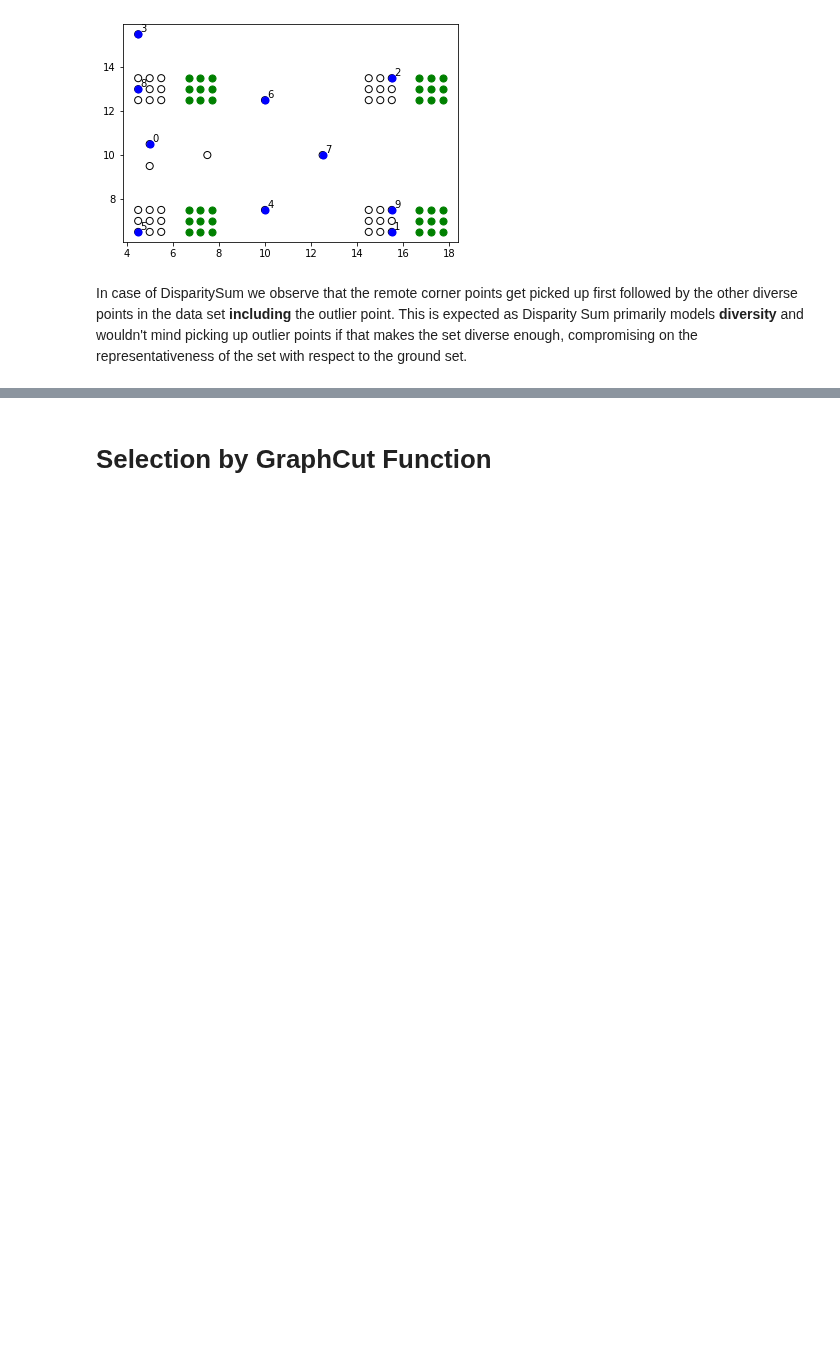
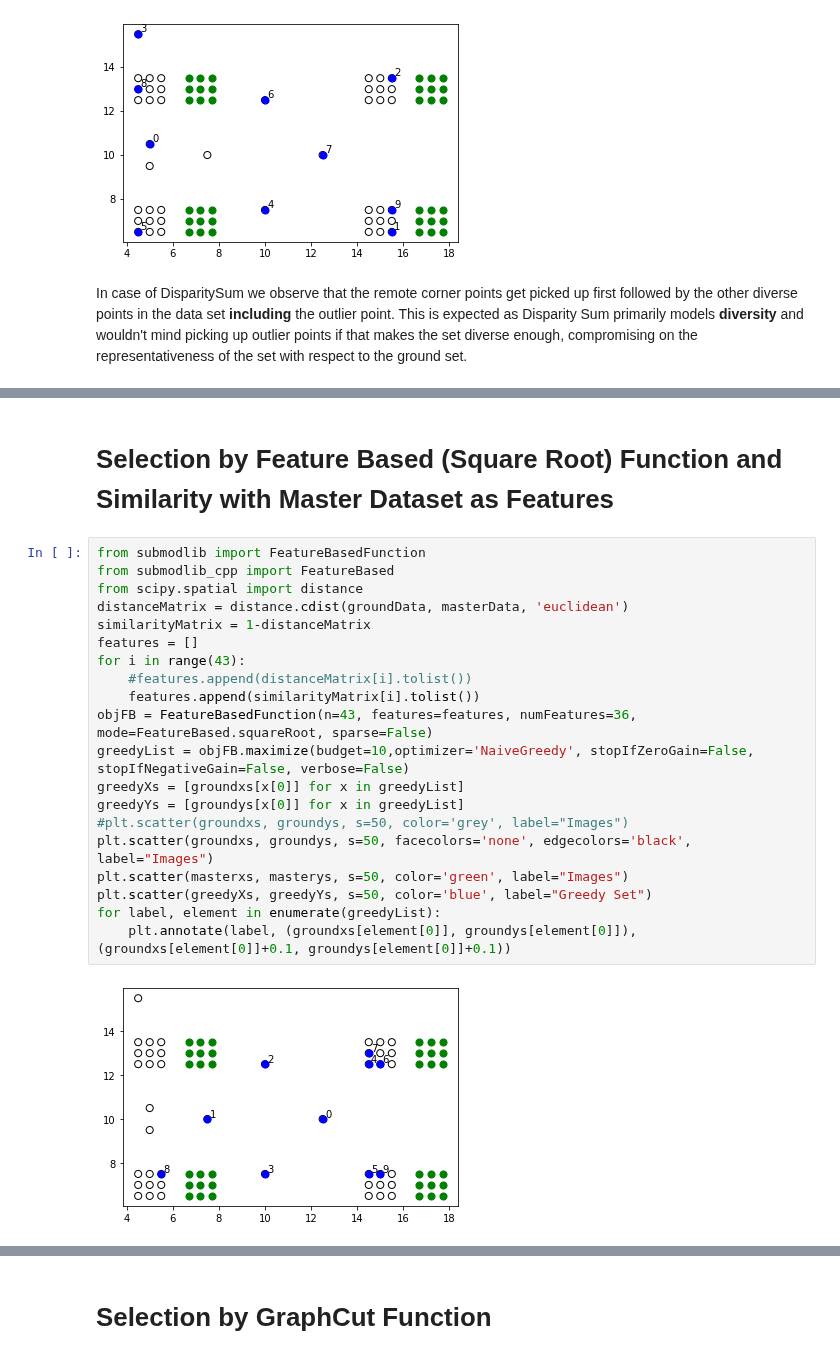
Before and after one commit to decile-team/submodlib, a Jupyter notebook: tutorials/Representational Power of Different Functions.ipynb, the cells around one changed output, grey strips where cells are left out. Saved outputs shown, nothing was run; the diff lists cells and outputs as text; blank space fills up the shorter version.

```diff
--- a/tutorials/Representational Power of Different Functions.ipynb
+++ b/tutorials/Representational Power of Different Functions.ipynb
@@ -92,0 +95,24 @@ for label, element in enumerate(greedyList):
+# %% [markdown]
+# Selection by Feature Based (Square Root) Function and Similarity with Master Dataset as Features
+# %%
+from submodlib import FeatureBasedFunction
+from submodlib_cpp import FeatureBased
+from scipy.spatial import distance
+distanceMatrix = distance.cdist(groundData, masterData, 'euclidean')
+similarityMatrix = 1-distanceMatrix
+features = []
+for i in range(43):
+    #features.append(distanceMatrix[i].tolist())
+    features.append(similarityMatrix[i].tolist())
+objFB = FeatureBasedFunction(n=43, features=features, numFeatures=36, mode=FeatureBased.squareRoot, sparse=False)
+greedyList = objFB.maximize(budget=10,optimizer='NaiveGreedy', stopIfZeroGain=False, stopIfNegativeGain=False, verbose=False)
+greedyXs = [groundxs[x[0]] for x in greedyList]
+greedyYs = [groundys[x[0]] for x in greedyList]
+#plt.scatter(groundxs, groundys, s=50, color='grey', label="Images")
+plt.scatter(groundxs, groundys, s=50, facecolors='none', edgecolors='black', label="Images")
+plt.scatter(masterxs, masterys, s=50, color='green', label="Images")
+plt.scatter(greedyXs, greedyYs, s=50, color='blue', label="Greedy Set")
+for label, element in enumerate(greedyList):
+    plt.annotate(label, (groundxs[element[0]], groundys[element[0]]), (groundxs[element[0]]+0.1, groundys[element[0]]+0.1))
+# %% [output]
+[figure, added]
```
Also changed, not shown: parts of 6 cells of this notebook, 10 other files.
